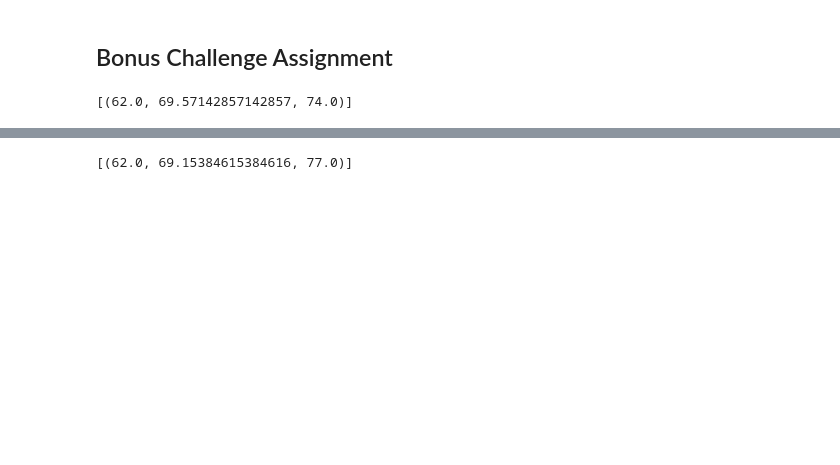
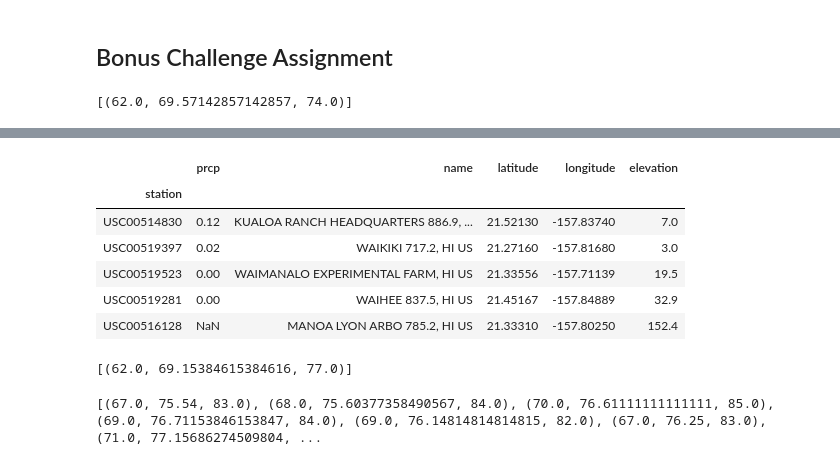
Before and after one commit to Hph7/sqlalchemy-challenge, a Jupyter notebook: climate.ipynb, the cells around one changed output, grey strips where cells are left out. Cells and saved outputs as stored; diff of their text form; code cells hidden in the pictures; blank space fills up the shorter version.

```diff
--- a/climate.ipynb
+++ b/climate.ipynb
@@ -180,3 +197,31 @@ print(calc_temps('2012-02-28', '2012-03-05'))
+# %%
+# Calculate the total amount of rainfall per weather station for your trip dates using the previous year's matching dates.
+# Sort this in descending order by precipitation amount and list the station, name, latitude, longitude, and elevation
+
+#total_rainfall = session.query(Measurement.prcp, func.sum(Measurement.prcp)).filter(Measurement.date >= '2017-08-01').filter(Measurement.date <= '2017-08-07').all()
+#print(f'The total rainfall from 1st August to 7th August last year was {total_rainfall[0][1]}')
+
+def rainfall(start_date, end_date):
+    data = [Measurement.station, Measurement.prcp, Station.name, Station.latitude, Station.longitude, Station.elevation]
+
+    return session.query(*data)\
+            .filter(Measurement.station == Station.station)\
+            .filter(Measurement.date >= start_date)\
+            .filter(Measurement.date <= end_date)\
+            .group_by(Measurement.station)\
+            .order_by(Measurement.prcp.desc())\
+            .all()
+
+data = pd.DataFrame(rainfall('2017-08-01','2017-08-07')).set_index('station')
+data
+# %% [output]
+|  | prcp | name | latitude | longitude | elevation |
+| station |  |  |  |  |  |
+| USC00514830 | 0.12 | KUALOA RANCH HEADQUARTERS 886.9, ... | 21.52130 | -157.83740 | 7.0 |
+| USC00519397 | 0.02 | WAIKIKI 717.2, HI US | 21.27160 | -157.81680 | 3.0 |
+| USC00519523 | 0.00 | WAIMANALO EXPERIMENTAL FARM, HI US | 21.33556 | -157.71139 | 19.5 |
+| USC00519281 | 0.00 | WAIHEE 837.5, HI US | 21.45167 | -157.84889 | 32.9 |
+| USC00516128 | NaN | MANOA LYON ARBO 785.2, HI US | 21.33310 | -157.80250 | 152.4 |
 # %%
 # Create a query that will calculate the daily normals
 # (i.e. the averages for tmin, tmax, and tavg for all historic data matching a specific month and day)
@@ -203,11 +248,24 @@ daily_normals("01-01")
 # push each tuple of calculations into a list called `normals`
 
 # Set the start and end date of the trip
+start_date = '2017-08-01'
+end_date = '2017-08-07'
 
 # Use the start and end date to create a range of dates
+trip_dates = pd.date_range(start_date,end_date,freq = 'D')
+trip_dates
 
-# Stip off the year and save a list of %m-%d strings
+#Stip off the year and save a list of %m-%d strings
+trip_date_md = trip_dates.strftime("%m-%d")
+trip_date_md
 
 # Loop through the list of %m-%d strings and calculate the normals for each date
+dates = []
+for x in trip_date_md:
+    dates.append(*daily_normals(x))
+
+print(dates)
+# %% [output]
+[(67.0, 75.54, 83.0), (68.0, 75.60377358490567, 84.0), (70.0, 76.61111111111111, 85.0), (69.0, 76.71153846153847, 84.0), (69.0, 76.14814814814815, 82.0), (67.0, 76.25, 83.0), (71.0, 77.15686274509804, ...
 # %%
 # Load the previous query results into a Pandas DataFrame and add the `trip_dates` range as the `date` index
```
Also changed, not shown: parts of 8 cells of this notebook, 4 other files.
